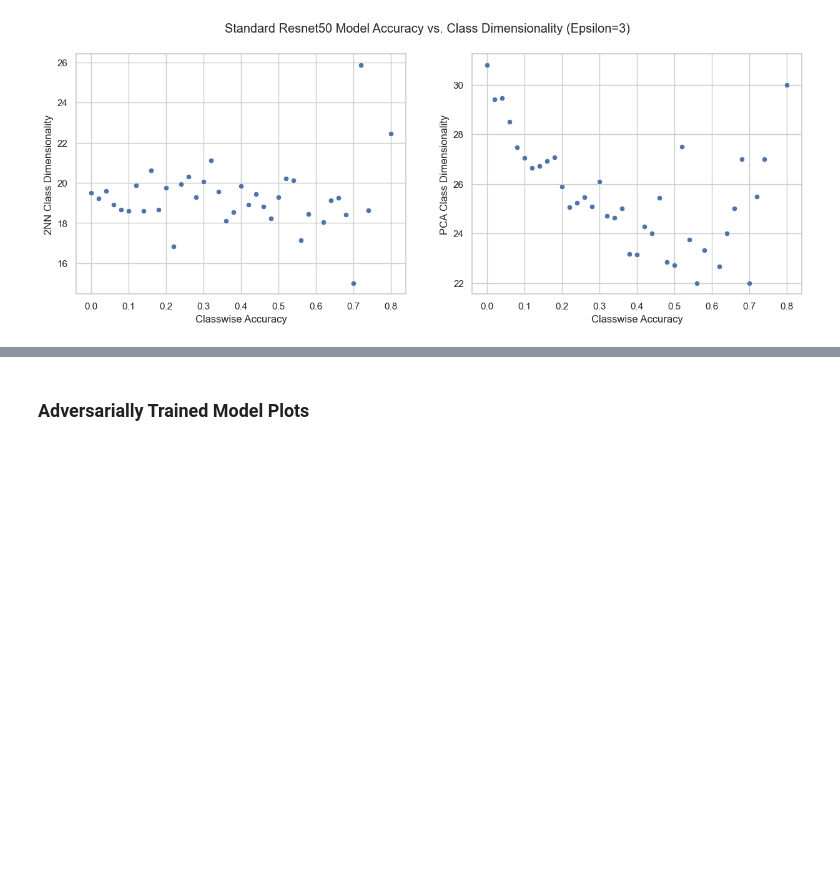
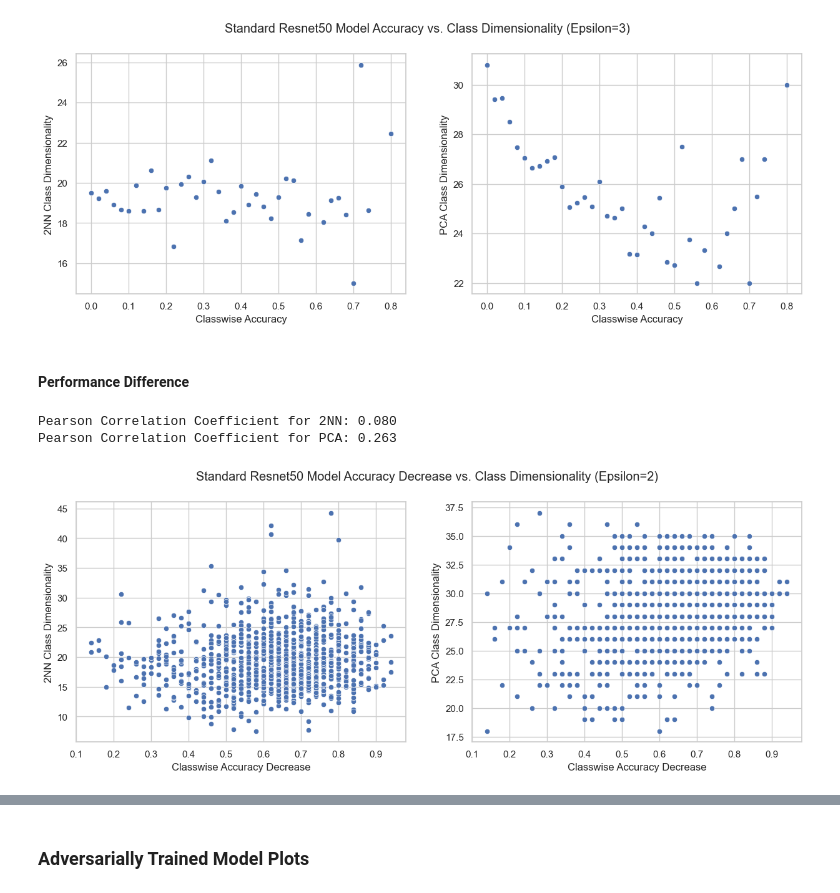
Before and after one commit to niranjanrajesh02/robust_CAMs, a Jupyter notebook: plots/E0_2.ipynb, the cells around one changed output, grey strips where cells are left out. Drawn from its saved outputs; the diff is of its cells as text; code cells hidden in the pictures; blank space fills up the shorter version.

Commit message:
many_models init

```diff
--- a/plots/E0_2.ipynb
+++ b/plots/E0_2.ipynb
@@ -108,26 +108,24 @@ plt.show()
 # %% [output]
 [figure]
 # %%
-from matplotlib.ticker import MultipleLocator
 
-def plot_acc_vs_dims_subplots(df, eps, model_name='Standard'):
+def plot_acc_vs_dims_subplots(df, eps, model_name='Standard', diff=False):
+  if diff: eps = f'{eps}_diff' # diff = clean - adv
+  x_str = 'Classwise Accuracy' if not diff else 'Classwise Accuracy Decrease'
+  title = f'{model_name} Resnet50 Model Accuracy vs. Class Dimensionality (Epsilon={eps})' if \
+      not diff else f'{model_name} Resnet50 Model Accuracy Decrease vs. Class Dimensionality (Epsilon={eps.split("_")[0]})'
   sns.set_theme(style="whitegrid")
   fig, axs = plt.subplots(1, 2, figsize=(15, 5))
   sns.scatterplot(x=f'e{eps}_acc', y='class_dims_2nn', data=df, ax=axs[0])
-  # axs[0].set_title('2NN Class Dimensionality vs. Accuracy')
-  axs[0].set_xlabel('Classwise Accuracy')
+  axs[0].set_xlabel(x_str)
   axs[0].set_ylabel('2NN Class Dimensionality')
-  # axs[0].yaxis.set_major_locator(MultipleLocator(2))
 
   sns.scatterplot(x=f'e{eps}_acc', y='class_dims_pca', data=df, ax=axs[1])
-  # axs[1].set_title('PCA Class Dimensionality vs. Accuracy')
-  axs[1].set_xlabel('Classwise Accuracy')
+  axs[1].set_xlabel(x_str)
   axs[1].set_ylabel('PCA Class Dimensionality')
 
-  # axs[1].yaxis.set_major_locator(MultipleLocator(1))
-  # set y axis step size
 
-  fig.suptitle(f'{model_name} Resnet50 Model Accuracy vs. Class Dimensionality (Epsilon={eps})')
+  fig.suptitle(title)
   # plt.show()
 
   # pearson
@@ -219,3 +217,20 @@ plt.show()
 Pearson Correlation Coefficient for 2NN: 0.075
 Pearson Correlation Coefficient for PCA: -0.480
 [figure]
+# %% [markdown]
+#### Performance Difference
+# %%
+std_r50_diff = pd.DataFrame(index=np.arange(1000), columns=["class_dims_2nn", "class_dims_pca", "e2_diff_acc", "e3_diff_acc"])
+std_r50_diff["class_dims_2nn"] = std_r50["class_dims_2nn"]
+std_r50_diff["class_dims_pca"] = std_r50["class_dims_pca"]
+std_r50_diff["e2_diff_acc"] = std_r50["e0_acc"] - std_r50["e2_acc"]
+std_r50_diff["e3_diff_acc"] = std_r50["e0_acc"] - std_r50["e3_acc"]
+# %%
+fig, axs, pc_2nn, pc_pca = plot_acc_vs_dims_subplots(std_r50_diff, eps=2, model_name='Standard', diff=True)
+
+print(f"Pearson Correlation Coefficient for 2NN: {pc_2nn[0]:.3f}")
+print(f"Pearson Correlation Coefficient for PCA: {pc_pca[0]:.3f}")
+# %% [output]
+Pearson Correlation Coefficient for 2NN: 0.080
+Pearson Correlation Coefficient for PCA: 0.263
+[figure, added]
```
Also changed, not shown: parts of 4 cells of this notebook, 6 other files.
